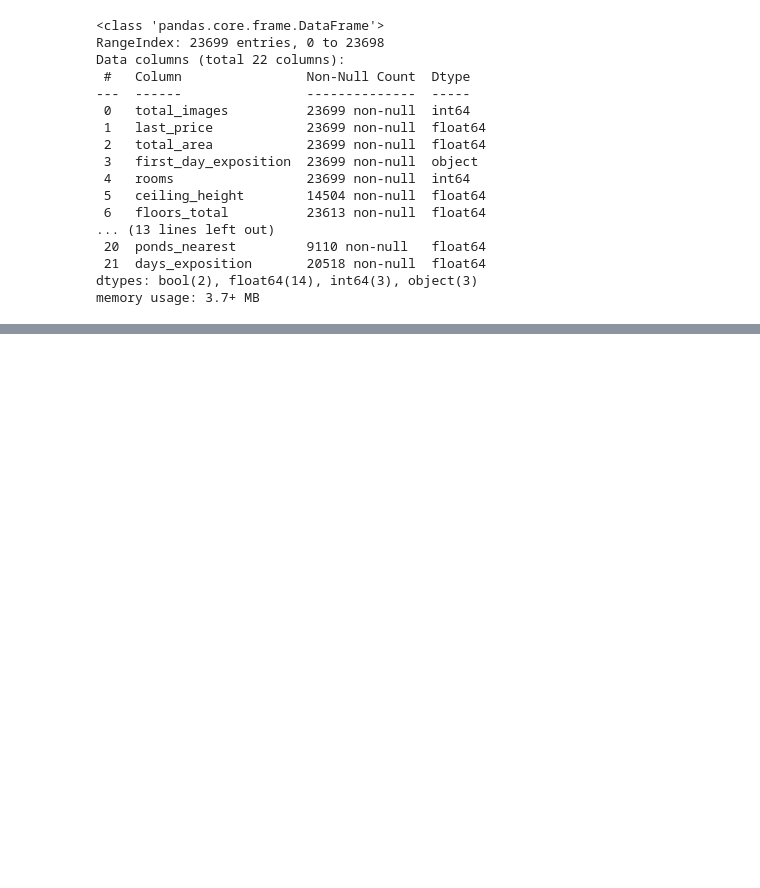
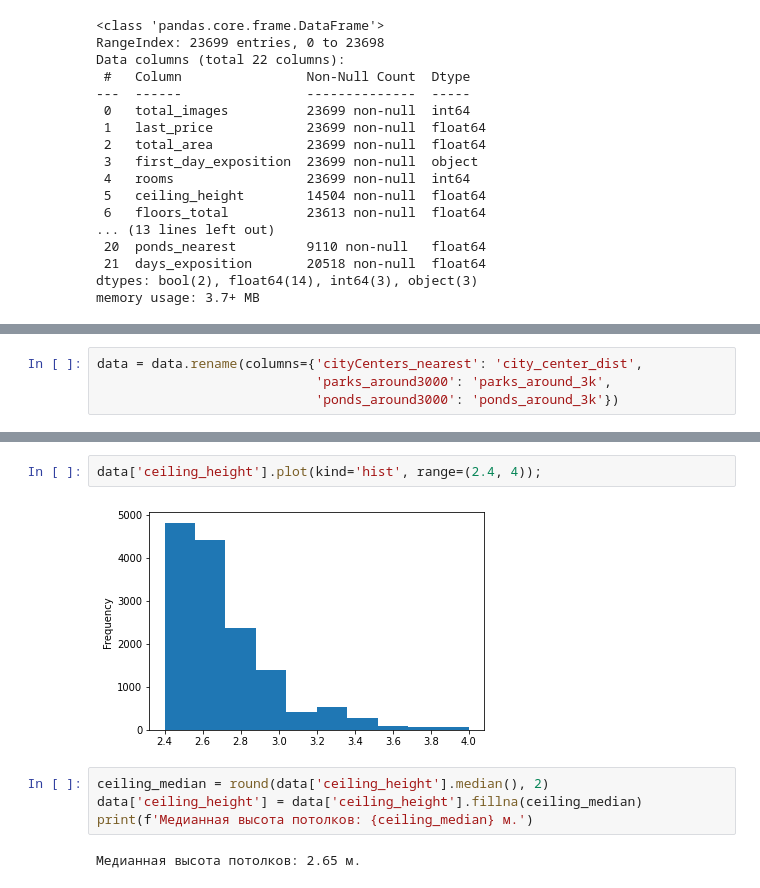
Before and after one commit to dmakarchikov/yap_sprint_5_spb_house_cost, a Jupyter notebook: project_5.ipynb, the cells around one changed output, grey strips where cells are left out. Cells and saved outputs as stored; diff of their text form; blank space fills up the shorter version.

```diff
--- a/project_5.ipynb
+++ b/project_5.ipynb
@@ -30,0 +56,4 @@ memory usage: 3.7+ MB
+# %%
+data = data.rename(columns={'cityCenters_nearest': 'city_center_dist',
+                            'parks_around3000': 'parks_around_3k',
+                            'ponds_around3000': 'ponds_around_3k'})
@@ -57,0 +141,10 @@ TypeError: 'method' object is not subscriptable
+# %%
+data['ceiling_height'].plot(kind='hist', range=(2.4, 4));
+# %% [output]
+[figure, added]
+# %%
+ceiling_median = round(data['ceiling_height'].median(), 2)
+data['ceiling_height'] = data['ceiling_height'].fillna(ceiling_median)
+print(f'Медианная высота потолков: {ceiling_median} м.')
+# %% [output]
+Медианная высота потолков: 2.65 м.
```
Also changed, not shown: parts of 99 cells of this notebook.
